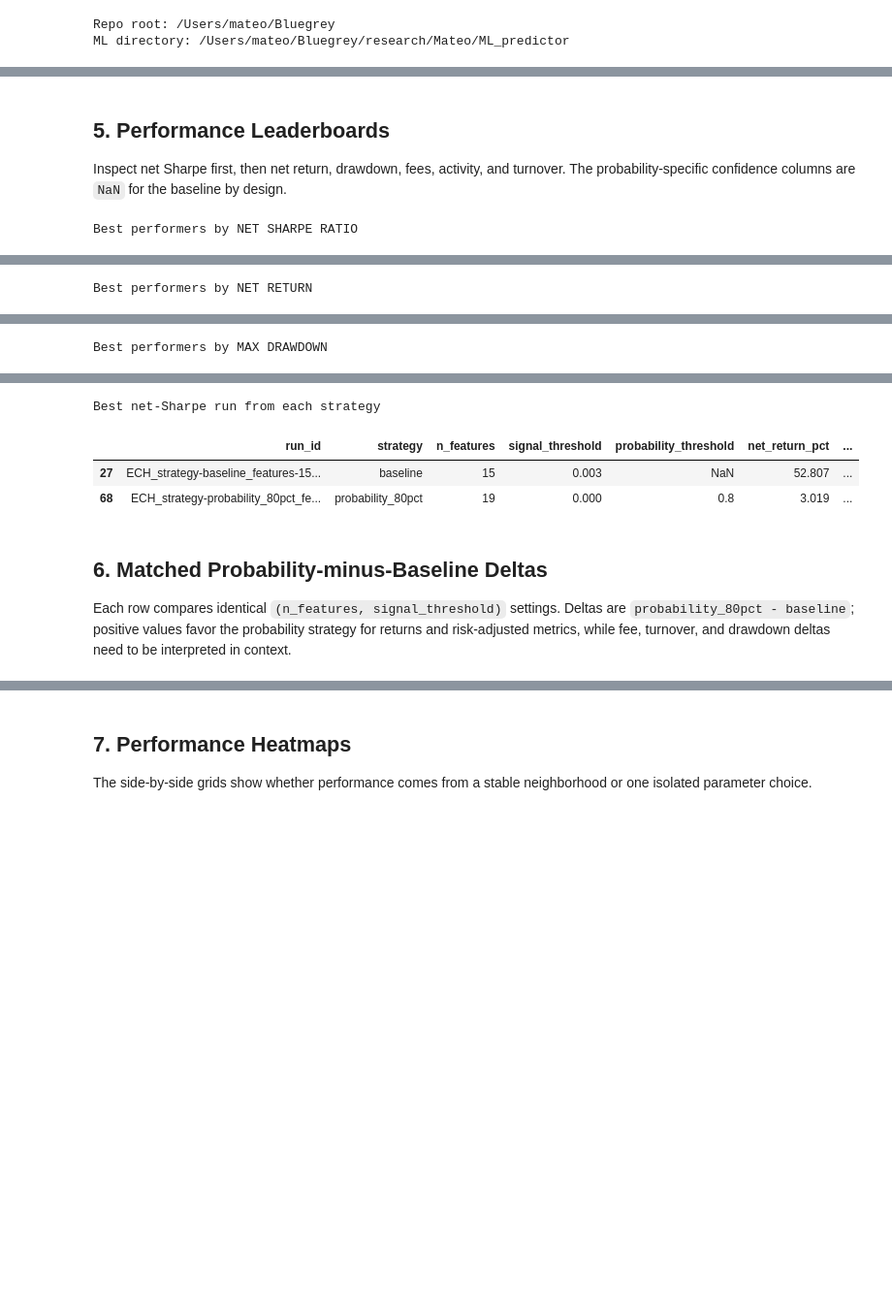
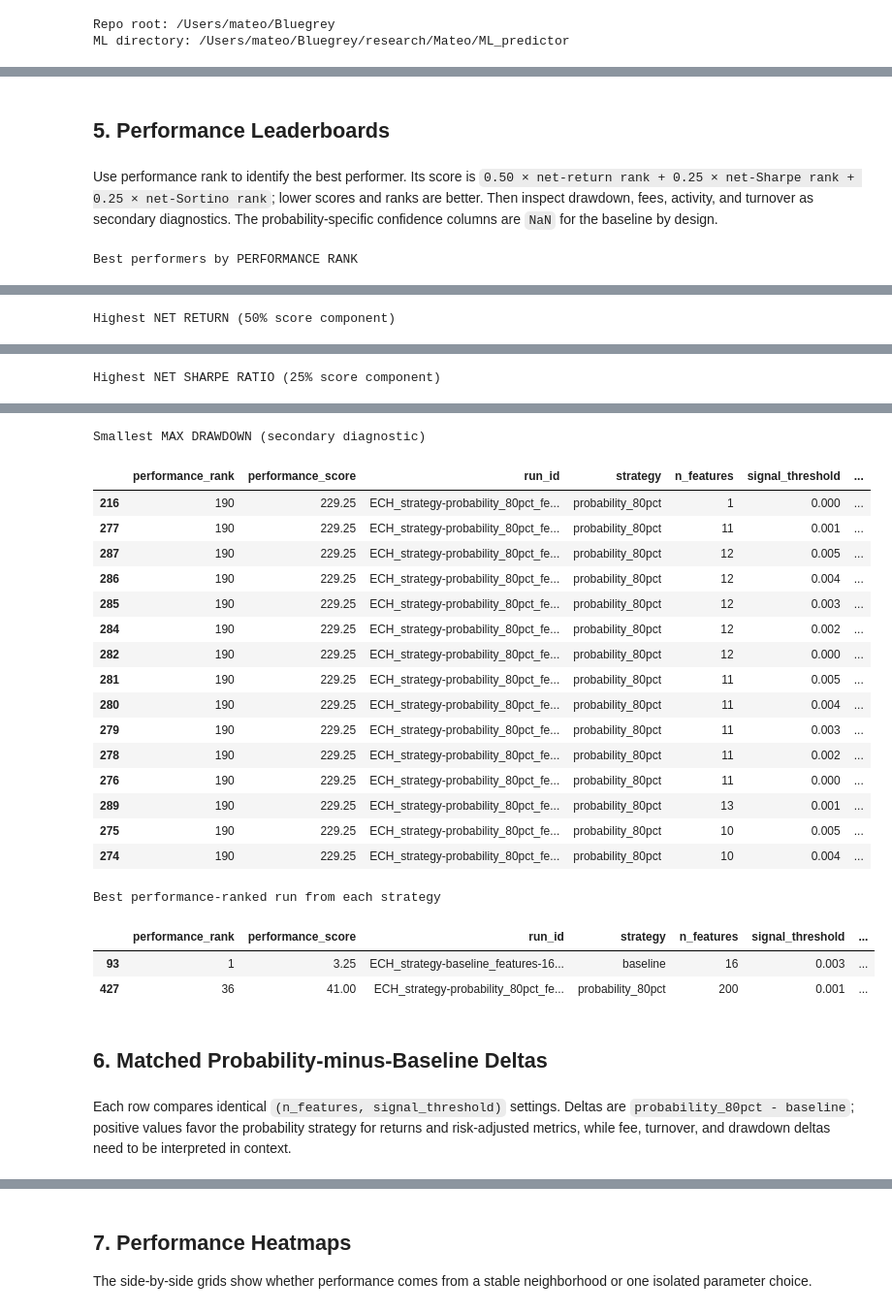
Before and after one commit to gabtopas88/Bluegrey, a Jupyter notebook: research/Mateo/ML_predictor/test_probability_strategy_comparison_0p80.ipynb, the cells around one changed output, grey strips where cells are left out. Shown at 97% size. Cells and saved outputs as stored; diff of their text form; code cells hidden in the pictures; blank space fills up the shorter version.

```diff
--- a/research/Mateo/ML_predictor/test_probability_strategy_comparison_0p80.ipynb
+++ b/research/Mateo/ML_predictor/test_probability_strategy_comparison_0p80.ipynb
@@ -187,7 +191,7 @@ def summarize_performance(
         "prediction_0_pct": prediction_counts.get(0.0, 0.0),
         "prediction_plus1_pct": prediction_counts.get(1.0, 0.0),
         "mean_max_probability": max_probability.mean(),
-        "median_max_probability": max_probability.median(),
+        "median_max_probability": (max_probability.median() if max_probability.notna().any() else np.nan),
         "passes_probability_threshold_pct": passed_filter.mean() * 100,
         "elapsed_seconds": elapsed_seconds,
     }
@@ -307,12 +311,22 @@ if RUN_GRID:
 metrics_df = pd.DataFrame(grid_metrics)
 errors_df = pd.DataFrame(grid_errors)
 
+metrics_df["net_return_rank"] = metrics_df["net_return_pct"].rank(method="min", ascending=False, na_option="bottom")
+metrics_df["net_sharpe_rank"] = metrics_df["net_sharpe"].rank(method="min", ascending=False, na_option="bottom")
+metrics_df["net_sortino_rank"] = metrics_df["net_sortino"].rank(method="min", ascending=False, na_option="bottom")
+metrics_df["performance_score"] = (
+    0.50 * metrics_df["net_return_rank"]
+    + 0.25 * metrics_df["net_sharpe_rank"]
+    + 0.25 * metrics_df["net_sortino_rank"]
+)
+metrics_df["performance_rank"] = metrics_df["performance_score"].rank(method="min", ascending=True).astype(int)
+
 if SAVE_ARTIFACTS and not metrics_df.empty:
     metrics_df.to_pickle(OUTPUT_DIR / "grid_metrics.pkl")
     metrics_df.to_csv(OUTPUT_DIR / "grid_metrics.csv", index=False)
 if SAVE_ARTIFACTS and not errors_df.empty:
     errors_df.to_csv(OUTPUT_DIR / "grid_errors.csv", index=False)
 
-display(metrics_df.sort_values("net_sharpe", ascending=False).head(10))
+display(metrics_df.sort_values(["performance_rank", "performance_score", "net_return_pct"], ascending=[True, True, False]).head(10))
 display(errors_df)
 # %% [output]
@@ -343,10 +415,13 @@ Running ECH_strategy-baseline_features-11_sig-0p003
-# %% [markdown]
-## 5. Performance Leaderboards
-
-Inspect net Sharpe first, then net return, drawdown, fees, activity, and turnover. The probability-specific confidence columns are `NaN` for the baseline by design.
+# %% [markdown]
+## 5. Performance Leaderboards
+# %% [markdown]
+
+Use performance rank to identify the best performer. Its score is `0.50 × net-return rank + 0.25 × net-Sharpe rank + 0.25 × net-Sortino rank`; lower scores and ranks are better. Then inspect drawdown, fees, activity, and turnover as secondary diagnostics. The probability-specific confidence columns are `NaN` for the baseline by design.
 # %%
 leaderboard_cols = [
-    "run_id", "strategy", "n_features", "signal_threshold", "probability_threshold",
+    "performance_rank", "performance_score", "run_id", "strategy",
+    "n_features", "signal_threshold", "probability_threshold",
+    "net_return_rank", "net_sharpe_rank", "net_sortino_rank",
     "net_return_pct", "gross_return_pct", "benchmark_return_pct", "excess_vs_benchmark_pct",
     "net_sharpe", "net_sortino", "max_drawdown_pct", "total_fees_paid",
     "win_rate_pct", "loss_rate_pct", "zero_rate_pct",
@@ -356,15 +431,17 @@ leaderboard_cols = [
     "passes_probability_threshold_pct", "elapsed_seconds",
 ]
 
-print("Best performers by NET SHARPE RATIO")
+print("Best performers by PERFORMANCE RANK")
+display(metrics_df[leaderboard_cols].sort_values(["performance_rank", "performance_score", "net_return_pct"], ascending=[True, True, False]).head(15).round(3))
+print("\nHighest NET RETURN (50% score component)")
+display(metrics_df[leaderboard_cols].sort_values("net_return_pct", ascending=False).head(15).round(3))
+print("\nHighest NET SHARPE RATIO (25% score component)")
 display(metrics_df[leaderboard_cols].sort_values("net_sharpe", ascending=False).head(15).round(3))
-print("\nBest performers by NET RETURN")
-display(metrics_df[leaderboard_cols].sort_values("net_return_pct", ascending=False).head(15).round(3))
-print("\nBest performers by MAX DRAWDOWN")
+print("\nSmallest MAX DRAWDOWN (secondary diagnostic)")
 display(metrics_df[leaderboard_cols].sort_values("max_drawdown_pct", ascending=False).head(15).round(3))
 
-best_by_strategy = metrics_df.sort_values("net_sharpe", ascending=False).groupby("strategy").head(1)
-print("\nBest net-Sharpe run from each strategy")
+best_by_strategy = metrics_df.sort_values(["performance_rank", "performance_score", "net_return_pct"], ascending=[True, True, False]).groupby("strategy").head(1)
+print("\nBest performance-ranked run from each strategy")
 display(best_by_strategy[leaderboard_cols].round(3))
 # %% [output]
-Best performers by NET SHARPE RATIO
+Best performers by PERFORMANCE RANK
@@ -387 +464 @@ Best performers by NET SHARPE RATIO
-Best performers by NET RETURN
+Highest NET RETURN (50% score component)
@@ -404 +481 @@ Best performers by NET RETURN
-Best performers by MAX DRAWDOWN
+Highest NET SHARPE RATIO (25% score component)
@@ -421,11 +498,29 @@ Best performers by MAX DRAWDOWN
-Best net-Sharpe run from each strategy
+Smallest MAX DRAWDOWN (secondary diagnostic)
-|  | run_id | strategy | n_features | signal_threshold | probability_threshold | net_return_pct | ... |
-| 27 | ECH_strategy-baseline_features-15... | baseline | 15 | 0.003 | NaN | 52.807 | ... |
-| 68 | ECH_strategy-probability_80pct_fe... | probability_80pct | 19 | 0.000 | 0.8 | 3.019 | ... |
+|  | performance_rank | performance_score | run_id | strategy | n_features | signal_threshold | ... |
+| 216 | 190 | 229.25 | ECH_strategy-probability_80pct_fe... | probability_80pct | 1 | 0.000 | ... |
+| 277 | 190 | 229.25 | ECH_strategy-probability_80pct_fe... | probability_80pct | 11 | 0.001 | ... |
+| 287 | 190 | 229.25 | ECH_strategy-probability_80pct_fe... | probability_80pct | 12 | 0.005 | ... |
+| 286 | 190 | 229.25 | ECH_strategy-probability_80pct_fe... | probability_80pct | 12 | 0.004 | ... |
+| 285 | 190 | 229.25 | ECH_strategy-probability_80pct_fe... | probability_80pct | 12 | 0.003 | ... |
+| 284 | 190 | 229.25 | ECH_strategy-probability_80pct_fe... | probability_80pct | 12 | 0.002 | ... |
+| 282 | 190 | 229.25 | ECH_strategy-probability_80pct_fe... | probability_80pct | 12 | 0.000 | ... |
+| 281 | 190 | 229.25 | ECH_strategy-probability_80pct_fe... | probability_80pct | 11 | 0.005 | ... |
+| 280 | 190 | 229.25 | ECH_strategy-probability_80pct_fe... | probability_80pct | 11 | 0.004 | ... |
+| 279 | 190 | 229.25 | ECH_strategy-probability_80pct_fe... | probability_80pct | 11 | 0.003 | ... |
+| 278 | 190 | 229.25 | ECH_strategy-probability_80pct_fe... | probability_80pct | 11 | 0.002 | ... |
+| 276 | 190 | 229.25 | ECH_strategy-probability_80pct_fe... | probability_80pct | 11 | 0.000 | ... |
+| 289 | 190 | 229.25 | ECH_strategy-probability_80pct_fe... | probability_80pct | 13 | 0.001 | ... |
+| 275 | 190 | 229.25 | ECH_strategy-probability_80pct_fe... | probability_80pct | 10 | 0.005 | ... |
+| 274 | 190 | 229.25 | ECH_strategy-probability_80pct_fe... | probability_80pct | 10 | 0.004 | ... |
+Best performance-ranked run from each strategy
+|  | performance_rank | performance_score | run_id | strategy | n_features | signal_threshold | ... |
+| 93 | 1 | 3.25 | ECH_strategy-baseline_features-16... | baseline | 16 | 0.003 | ... |
+| 427 | 36 | 41.00 | ECH_strategy-probability_80pct_fe... | probability_80pct | 200 | 0.001 | ... |
 # %% [markdown]
 ## 6. Matched Probability-minus-Baseline Deltas
-
-Each row compares identical `(n_features, signal_threshold)` settings. Deltas are `probability_80pct - baseline`; positive values favor the probability strategy for returns and risk-adjusted metrics, while fee, turnover, and drawdown deltas need to be interpreted in context.
+# %% [markdown]
+
+Each row compares identical `(n_features, signal_threshold)` settings. Deltas are `probability_80pct - baseline`; positive values favor the probability strategy for returns and risk-adjusted metrics, while fee, turnover, and drawdown deltas need to be interpreted in context.
 # %%
 compare_metrics = [
     "net_return_pct", "gross_return_pct", "excess_vs_benchmark_pct",
```
Also changed, not shown: parts of 22 cells of this notebook, 2 other files.
